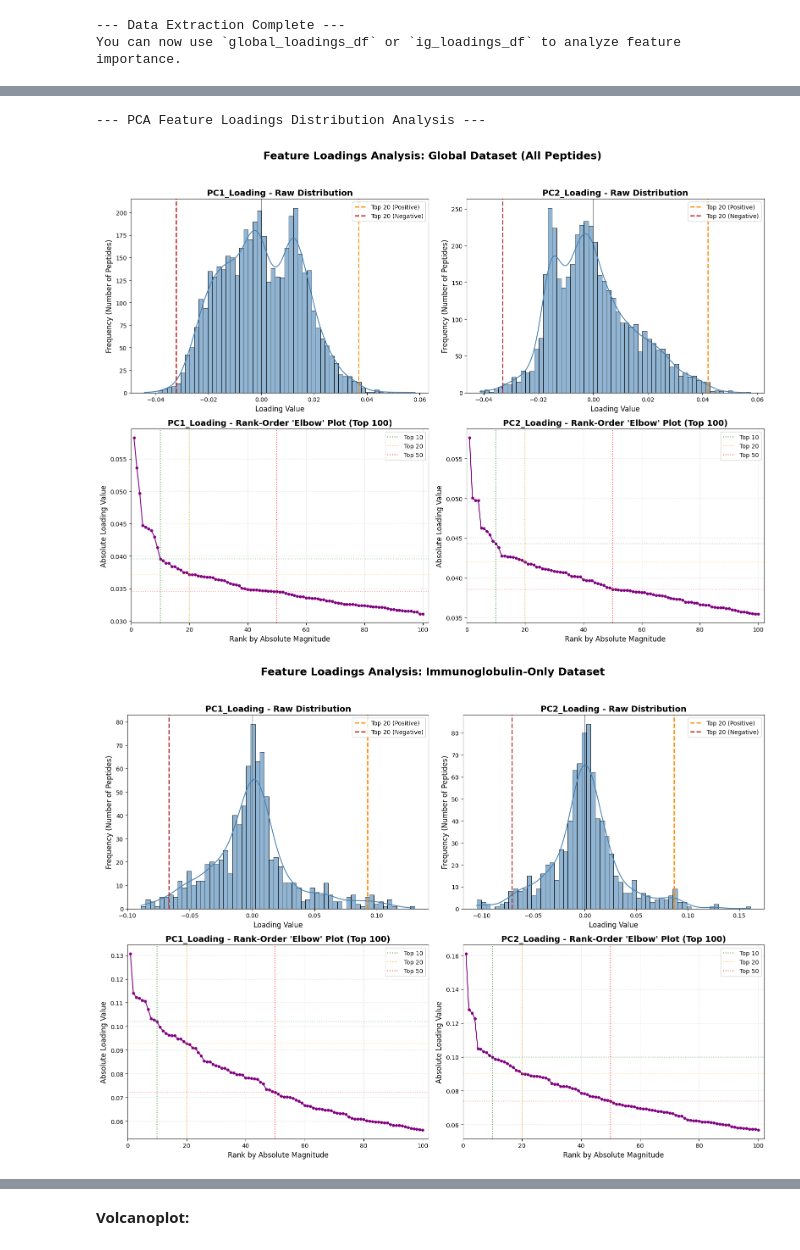
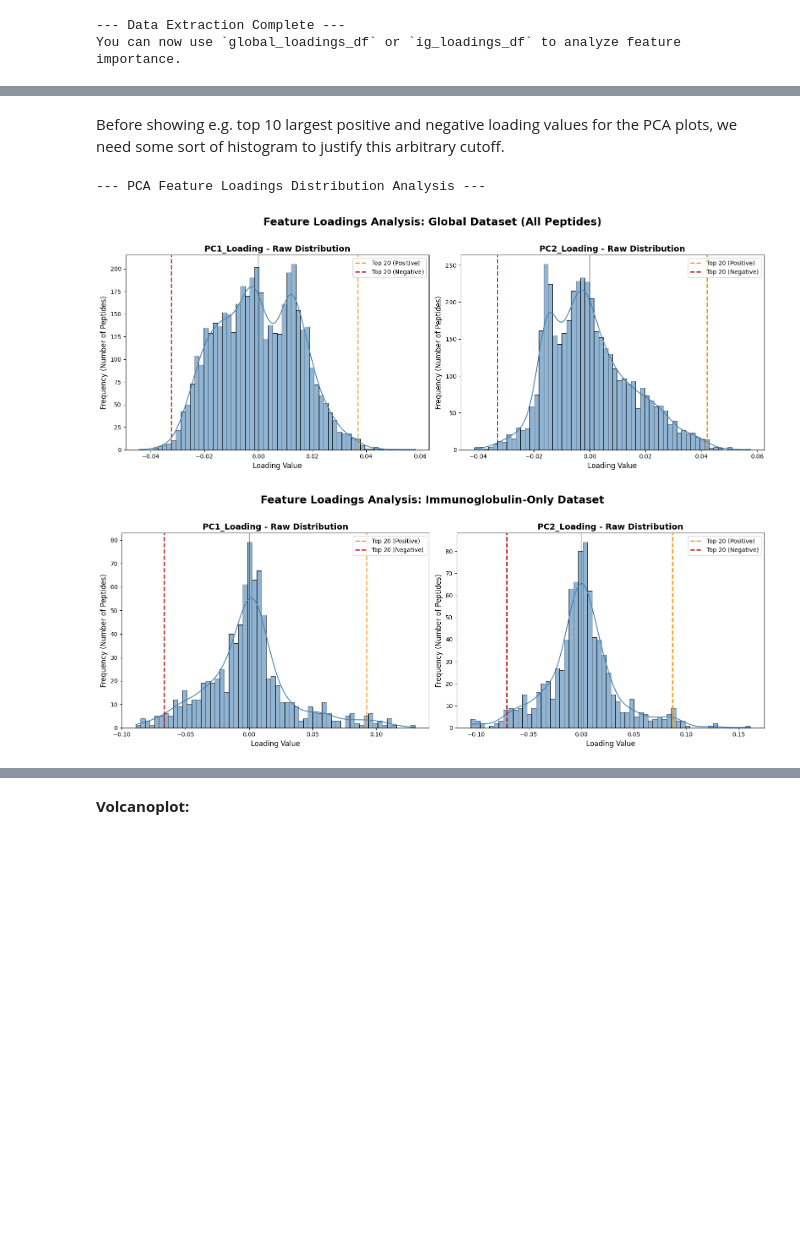
Before and after one commit to Henrikk17/Scripts-for-proteomic-analysis-of-immunoprecipitation-data-from-GALD, a Jupyter notebook: scripts/github_antibody_glycosylation_and_subclass_analysis.ipynb, the cells around one changed output, grey strips where cells are left out. Drawn from its saved outputs; the diff is of its cells as text; code cells hidden in the pictures; blank space fills up the shorter version.

Commit message:
Antibody analysis - Revised

```diff
--- a/scripts/github_antibody_glycosylation_and_subclass_analysis.ipynb
+++ b/scripts/github_antibody_glycosylation_and_subclass_analysis.ipynb
@@ -422,4 +455,6 @@ sample 70 to 84 is healthy mothers.
 # %%
+#Heat map of number of uniquely glycosylated antibody peptides.
+
 import pandas as pd
 import seaborn as sns
 import matplotlib.pyplot as plt
@@ -429,7 +464,7 @@ print("--- Generating Site-Specific Glycosylated Immunoglobulin Heatmap & Summar
 # ==========================================
 # 1. LOAD THE ANNOTATION MAPPING
 # ==========================================
-annot_df = pd.read_csv(annotation_file_run6, sep='\t')
+annot_df = pd.read_csv('../annotation_folder/experiment_annotation_run6_R1344.tsv', sep='\t')
 annot_df['sample_clean'] = annot_df['sample'].astype(str).str.strip()
 annot_df['condition_clean'] = annot_df['condition'].astype(str).str.strip()
 
@@ -459,6 +494,10 @@ ordered_samples = [s for s in ordered_samples if s in master_samples_present]
 # 3. SITE-SPECIFIC MAPPING LOGIC
 # ==========================================
 # We define a function to map the gene + peptide sequence to a specific biological site
+
+#I.e. is the peptide from the CH2 domain or the CH3 domain of the antibody.
+
+
 def assign_glyco_site(row):
     gene = str(row.get('Gene', ''))
     peptide = str(row.get('Peptide', '')) # FragPipe usually stores sequence in 'Peptide'
@@ -517,7 +556,7 @@ sns.heatmap(
     cbar_kws={'label': 'Number of Glycosylated Peptides'}
 )
 
-plt.title('Site-Specific Coverage of Glycosylated Immunoglobulin Peptides', fontsize=18, weight='bold', pad=15)
+plt.title('Number of uniquely glycosylated peptides in IgG or IgA\n (Divided into CH2- and CH3-domain)', fontsize=18, weight='bold', pad=15)
 plt.ylabel('Sample', fontsize=14, weight='bold')
 plt.xlabel('Immunoglobulin Gene & Region', fontsize=14, weight='bold')
 plt.tick_params(axis='x', bottom=False, top=True, labelbottom=False, labeltop=True)
@@ -1871,6 +1845,8 @@ ig_loadings_df
 850 rows × 3 columns
+# %% [markdown]
+Before showing e.g. top 10 largest positive and negative loading values for the PCA plots, we need some sort of histogram to justify this arbitrary cutoff.
 # %%
-#Histogram and elbow-plot of the loading values and their distribution:
+#Histogram of the loading values and their distribution:
 
 import matplotlib.pyplot as plt
 import seaborn as sns
@@ -1880,82 +1856,53 @@ print("--- PCA Feature Loadings Distribution Analysis ---")
 
 def analyze_loadings(loadings_df, title_prefix):
     """
-    Generates a Histogram and a Rank-Order Elbow plot to identify natural
-    cutoffs for PCA loading values.
+    Generates Histogram plots to identify natural cutoffs for PCA loading values.
     """
     if loadings_df is None or loadings_df.empty:
         print(f"No loading data available for {title_prefix}.")
         return
 
-    # Set up a 2x2 grid of plots
-    fig, axes = plt.subplots(2, 2, figsize=(16, 12))
-    fig.suptitle(f"Feature Loadings Analysis: {title_prefix}", fontsize=18, weight='bold', y=0.98)
+    # Set up a 1x2 grid of plots (Only the Histograms)
+    fig, axes = plt.subplots(1, 2, figsize=(16, 6))
+    fig.suptitle(f"Feature Loadings Analysis: {title_prefix}", fontsize=18, weight='bold', y=1.02)
 
     for i, pc in enumerate(['PC1_Loading', 'PC2_Loading']):
 
         # ==========================================
-        # ROW 1: THE HISTOGRAM (Raw Values)
+        # THE HISTOGRAM (Raw Values)
         # ==========================================
-        ax_hist = axes[0, i]
+        ax_hist = axes[i]
         sns.histplot(loadings_df[pc], bins=60, kde=True, ax=ax_hist, color='steelblue', edgecolor='black', alpha=0.6)
 
         # Calculate where the top 20 positive and top 20 negative genes start
         top20_pos_threshold = loadings_df[pc].nlargest(20).min()
         top20_neg_threshold = loadings_df[pc].nsmallest(20).max()
 
         ax_hist.axvline(top20_pos_threshold, color='darkorange', linestyle='--', linewidth=2, label='Top 20 (Positive)')
         ax_hist.axvline(top20_neg_threshold, color='firebrick', linestyle='--', linewidth=2, label='Top 20 (Negative)')
         ax_hist.axvline(0, color='black', linestyle='-', linewidth=1, alpha=0.5) # Center 0 line
 
         ax_hist.set_title(f"{pc} - Raw Distribution", fontsize=14, weight='bold')
         ax_hist.set_xlabel("Loading Value", fontsize=12)
         ax_hist.set_ylabel("Frequency (Number of Peptides)", fontsize=12)
         ax_hist.legend()
 
-        # ==========================================
-        # ROW 2: THE ELBOW PLOT (Absolute Magnitude)
-        # ==========================================
-        ax_elbow = axes[1, i]
-
-        # Sort by absolute magnitude to see the strongest drivers regardless of direction
-        abs_loadings = loadings_df[pc].abs().sort_values(ascending=False).values
-
-        # Plot the top 100 features
-        max_rank = min(100, len(abs_loadings))
-        ranks = range(1, max_rank + 1)
-
-        ax_elbow.plot(ranks, abs_loadings[:max_rank], marker='o', markersize=4, linestyle='-', color='purple')
-
-        # Add reference lines for standard cutoffs
-        for rank, color in zip([10, 20, 50], ['green', 'orange', 'red']):
-            if rank <= max_rank:
-                val_at_rank = abs_loadings[rank-1]
-                ax_elbow.axvline(rank, color=color, linestyle=':', alpha=0.7, label=f'Top {rank}')
-                ax_elbow.axhline(val_at_rank, color=color, linestyle=':', alpha=0.3)
-
-        ax_elbow.set_title(f"{pc} - Rank-Order 'Elbow' Plot (Top 100)", fontsize=14, weight='bold')
-        ax_elbow.set_xlabel("Rank by Absolute Magnitude", fontsize=12)
-        ax_elbow.set_ylabel("Absolute Loading Value", fontsize=12)
-        ax_elbow.set_xlim(0, max_rank + 2)
-        ax_elbow.grid(alpha=0.3, linestyle='--')
-        ax_elbow.legend()
-
-    plt.tight_layout(rect=[0, 0, 1, 0.95])
+    plt.tight_layout()
     plt.show()
 
 # ==========================================
 # RUN THE ANALYSIS ON BOTH DATAFRAMES
 # ==========================================
 
 # 1. Global Loadings
 analyze_loadings(global_loadings_df, "Global Dataset (All Peptides)")
 
 # 2. Immunoglobulin-Only Loadings
 analyze_loadings(ig_loadings_df, "Immunoglobulin-Only Dataset")
 # %% [output]
 --- PCA Feature Loadings Distribution Analysis ---
-[figure, old version]
+[figure, new version]
-[figure, old version]
+[figure, new version]
 # %%
 #Displaying the top 10 absolute largest PCA values:
 
```
Also changed, not shown: parts of 33 cells of this notebook.
